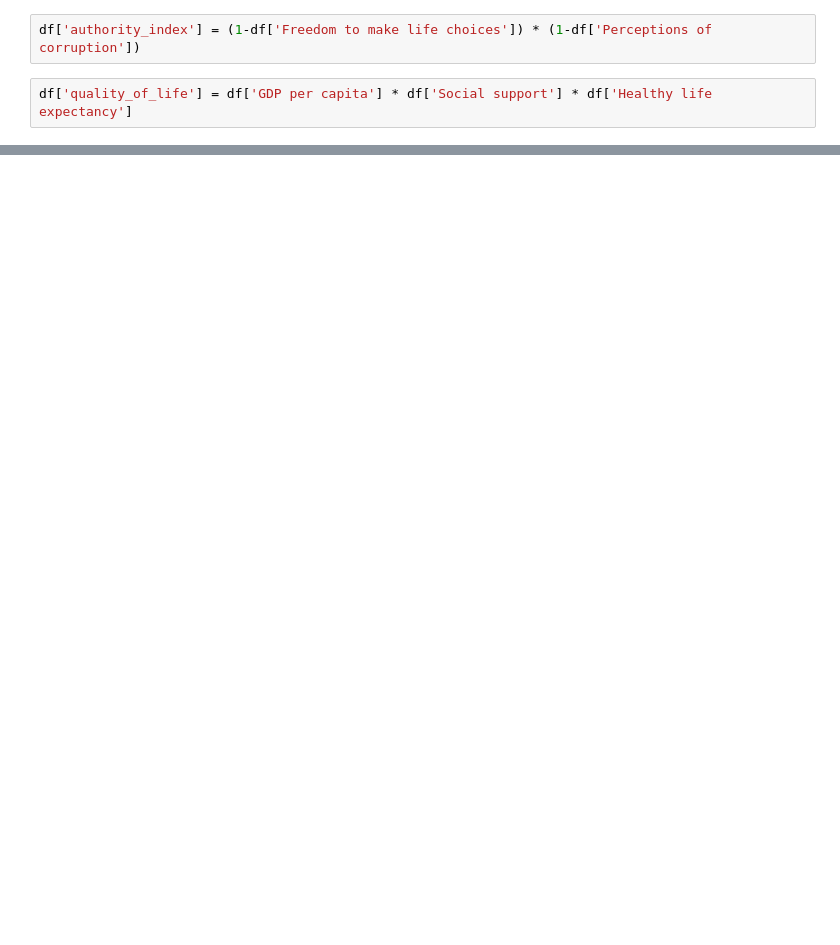
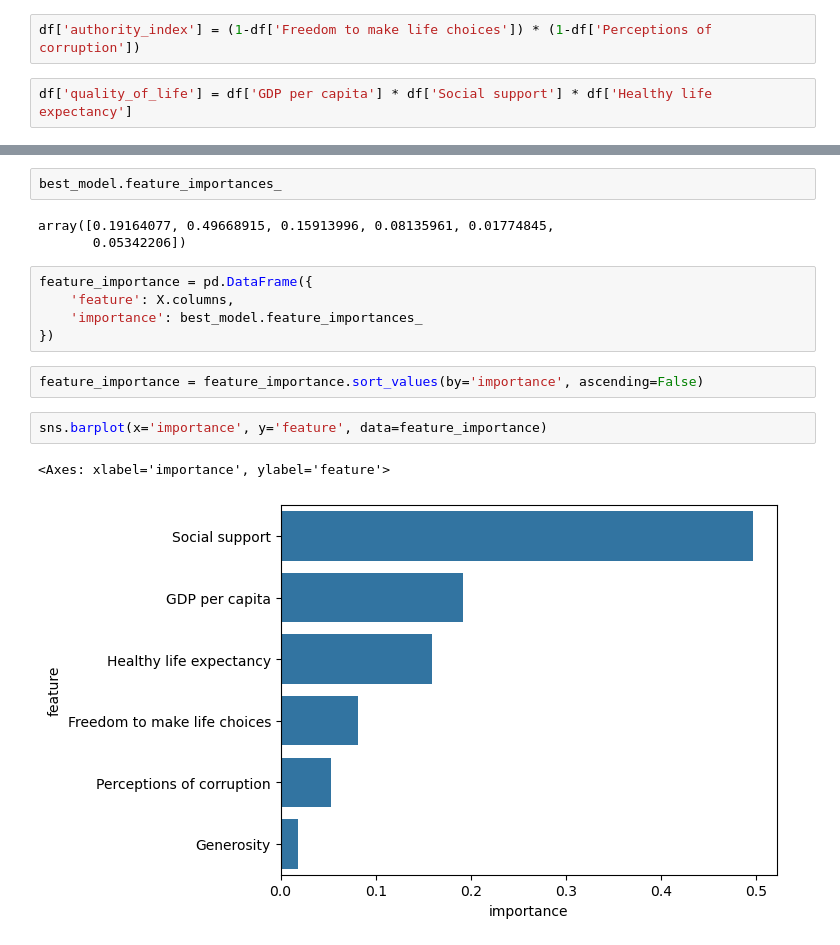
Before and after one commit to arata-katagiri/ds_projects, a Jupyter notebook: world_happiness/world_happiness.ipynb, the cells around one changed output, grey strips where cells are left out. Saved outputs shown, nothing was run; the diff lists cells and outputs as text; blank space fills up the shorter version.

```diff
--- a/world_happiness/world_happiness.ipynb
+++ b/world_happiness/world_happiness.ipynb
@@ -193,0 +194,17 @@ Test R²: 0.636062562371389
+# %%
+best_model.feature_importances_
+# %% [output]
+array([0.19164077, 0.49668915, 0.15913996, 0.08135961, 0.01774845,
+       0.05342206])
+# %%
+feature_importance = pd.DataFrame({
+    'feature': X.columns,
+    'importance': best_model.feature_importances_
+})
+# %%
+feature_importance = feature_importance.sort_values(by='importance', ascending=False)
+# %%
+sns.barplot(x='importance', y='feature', data=feature_importance)
+# %% [output]
+<Axes: xlabel='importance', ylabel='feature'>
+[figure, added]
```
Also changed, not shown: parts of 16 cells of this notebook.
